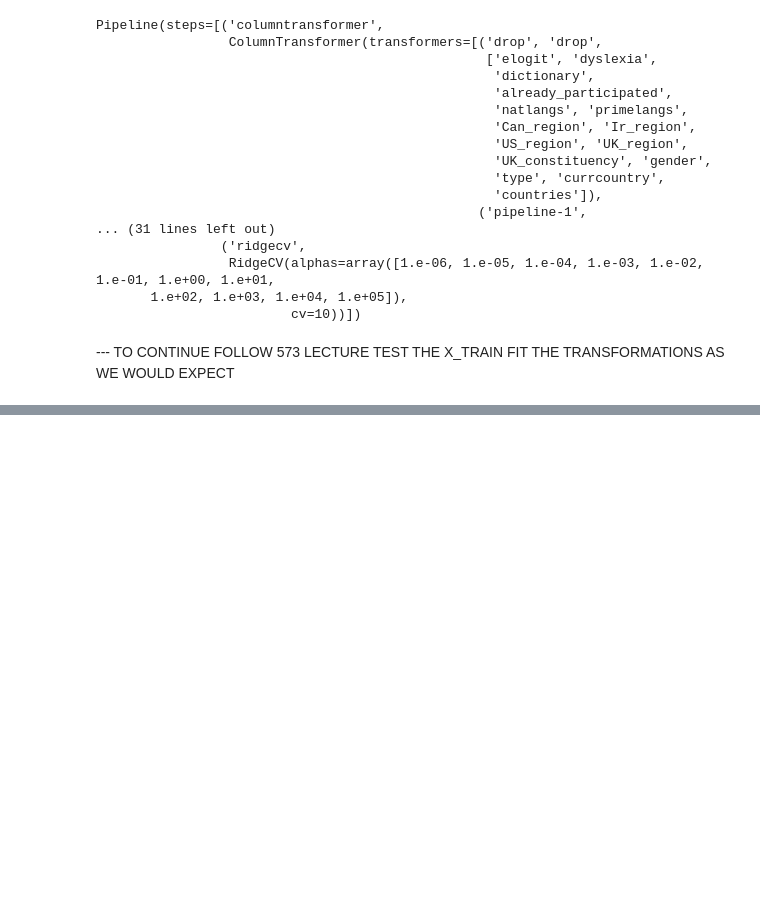
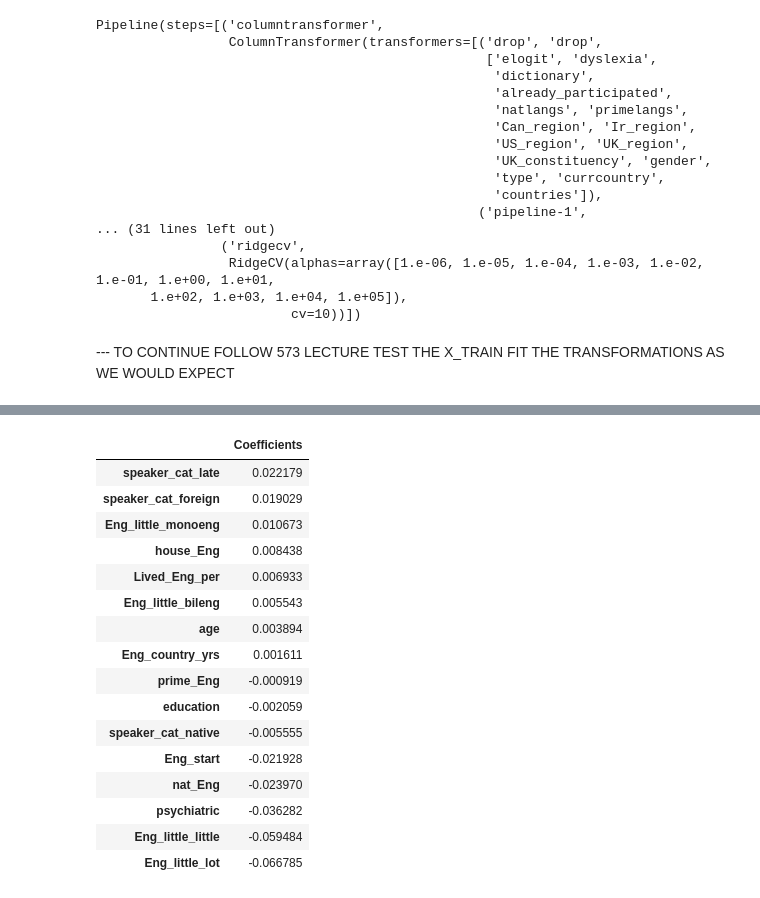
Before and after one commit to UBC-MDS/english-score-predictor, a Jupyter notebook: src/English Language Learning Ability Prediction.ipynb, the cells around one changed output, grey strips where cells are left out. Cells and saved outputs as stored; diff of their text form; code cells hidden in the pictures; blank space fills up the shorter version.

Commit message:
Added Lasso modeling section with hyperparam optimization and started analysis

```diff
--- a/src/English Language Learning Ability Prediction.ipynb
+++ b/src/English Language Learning Ability Prediction.ipynb
@@ -448,12 +448,12 @@ numeric_transformer = make_pipeline(
 
 categorical_transformer = make_pipeline(
     SimpleImputer(strategy="constant", fill_value="little"),
-    OneHotEncoder(handle_unknown="ignore", sparse=False),
+    OneHotEncoder(handle_unknown="ignore", sparse_output=False),
 )
 
 binary_NA_transformer = make_pipeline(
     SimpleImputer(strategy="constant", fill_value=0),
-    OneHotEncoder(handle_unknown="ignore", sparse=False,
+    OneHotEncoder(handle_unknown="ignore", sparse_output=False,
                   drop="if_binary", dtype=int),
 )
 
@@ -634,0 +638,25 @@ In this section we will be using the Ridge Regression model to predict the Engli
+# %%
+from sklearn.linear_model import Lasso, LassoCV
+from sklearn.model_selection import RandomizedSearchCV
+
+# Set alphas to search over for Lasso
+lasso_dist = {
+    'lasso__alpha': 10.0 ** np.arange(-6, 6, 1)
+}
+
+# # ASK NANDO IF HE IS USING LassoCV or Random + Lasso
+# # Make the Lasso pipeline - CV
+# lassocv_pipe = make_pipeline(preprocessor, LassoCV(alphas=lasso_dist['lasso__alpha'], max_iter=1000, cv=10))
+# lassocv_pipe.fit(X_train, y_train)
+
+# Make the Lasso pipeline
+lasso_pipe = make_pipeline(preprocessor, Lasso(random_state=123, max_iter=1000))
+lasso_search = RandomizedSearchCV(lasso_pipe,
+                                  param_distributions=lasso_dist,
+                                  scoring="neg_root_mean_squared_error",
+                                  return_train_score=True,
+                                  n_iter=100,
+                                  cv=10,
+                                  random_state=123,
+                                  n_jobs=-1)
+lasso_search.fit(X_train, y_train)
@@ -634,0 +678,3 @@ In this section we will be using the Ridge Regression model to predict the Engli
+# %%
+best_alpha = lasso_search.best_params_
+best_alpha
@@ -634,0 +685,25 @@ In this section we will be using the Ridge Regression model to predict the Engli
+# %%
+best_pipe = make_pipeline(preprocessor, Lasso(alpha=best_alpha['lasso__alpha']))
+best_pipe.fit(X_train, y_train)
+best_pipe_coeffs = best_pipe.named_steps["lasso"].coef_
+pd.DataFrame(
+    data=best_pipe_coeffs, index=X_train_enc.columns, columns=["Coefficients"]
+).sort_values(by="Coefficients", ascending=False)
+# %% [output]
+|  | Coefficients |
+| speaker_cat_late | 0.022179 |
+| speaker_cat_foreign | 0.019029 |
+| Eng_little_monoeng | 0.010673 |
+| house_Eng | 0.008438 |
+| Lived_Eng_per | 0.006933 |
+| Eng_little_bileng | 0.005543 |
+| age | 0.003894 |
+| Eng_country_yrs | 0.001611 |
+| prime_Eng | -0.000919 |
+| education | -0.002059 |
+| speaker_cat_native | -0.005555 |
+| Eng_start | -0.021928 |
+| nat_Eng | -0.023970 |
+| psychiatric | -0.036282 |
+| Eng_little_little | -0.059484 |
+| Eng_little_lot | -0.066785 |
```
Also changed, not shown: parts of 16 cells of this notebook.
